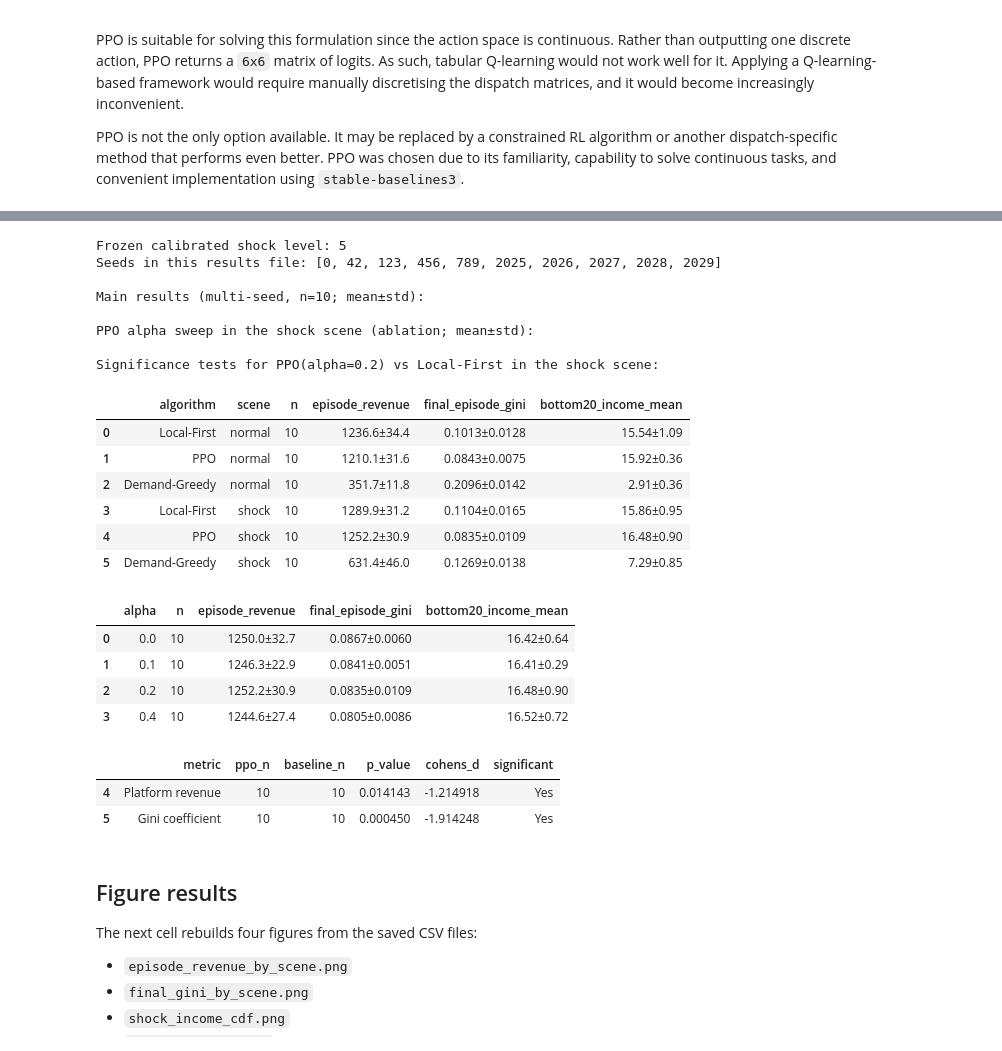
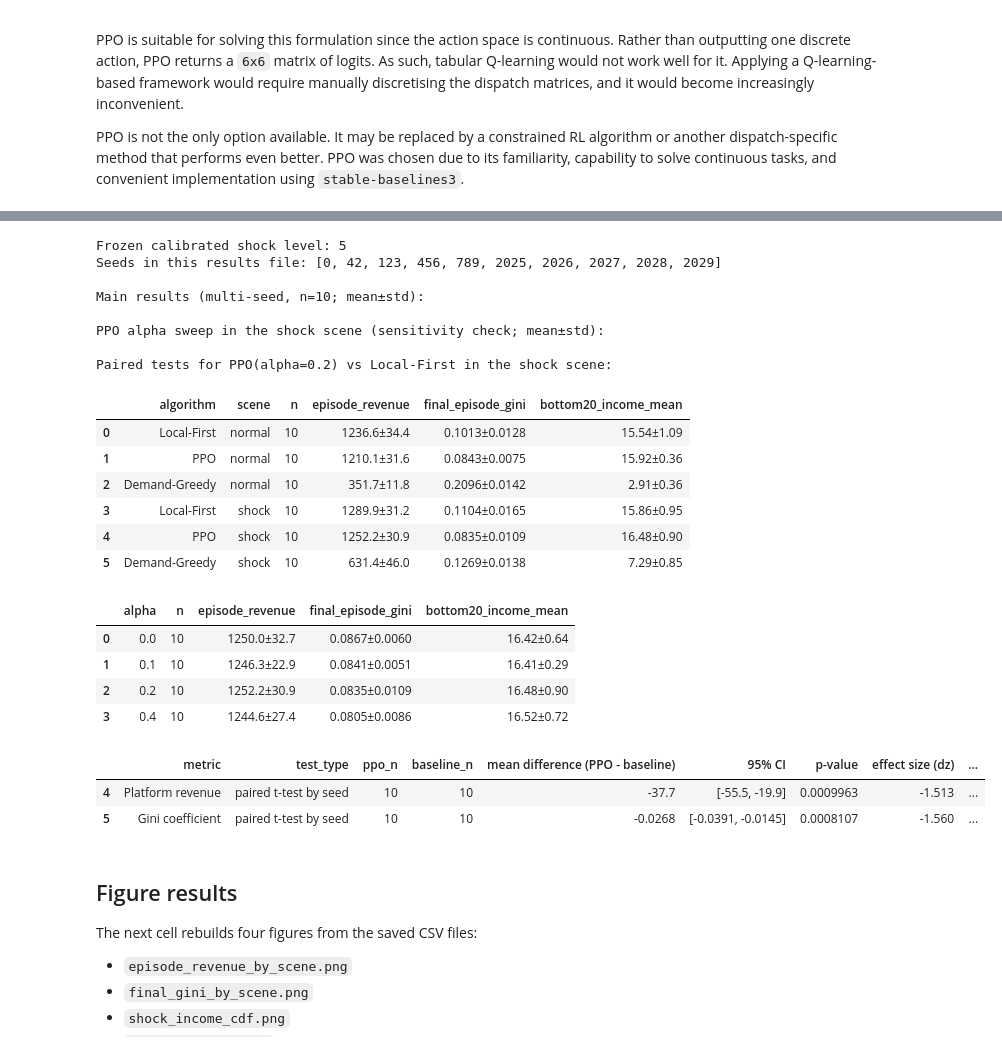
Before and after one commit to zdon7237-ctrl/455-fair_order_dispatch, a Jupyter notebook: final_submission_en.ipynb, the cells around one changed output, grey strips where cells are left out. Drawn from its saved outputs; the diff is of its cells as text; code cells hidden in the pictures.

```diff
--- a/final_submission_en.ipynb
+++ b/final_submission_en.ipynb
@@ -494,41 +496,68 @@ shock_main_comparison['metric'] = shock_main_comparison['metric'].replace({
     '基尼系数': 'Gini coefficient',
 })
 
+
+def format_difference(row: pd.Series) -> str:
+    digits = 1 if row['metric'] == 'Platform revenue' else 4
+    return f"{row['mean_difference']:.{digits}f}"
+
+
+def format_ci(row: pd.Series) -> str:
+    digits = 1 if row['metric'] == 'Platform revenue' else 4
+    return f"[{row['ci95_low']:.{digits}f}, {row['ci95_high']:.{digits}f}]"
+
+
+shock_test_display = shock_main_comparison.copy()
+shock_test_display['mean difference (PPO - baseline)'] = shock_test_display.apply(format_difference, axis=1)
+shock_test_display['95% CI'] = shock_test_display.apply(format_ci, axis=1)
+shock_test_display['p-value'] = shock_test_display['p_value'].map(lambda value: f'{value:.4g}')
+shock_test_display['effect size (dz)'] = shock_test_display['effect_size'].map(lambda value: f'{value:.3f}')
+
 print('Frozen calibrated shock level:', shock_calibration['frozen_multiplier'])
 print('Seeds in this results file:', seed_values)
 print()
 print(f'Main results (multi-seed, n={seed_count}; mean±std):')
 display(main_results[['algorithm', 'scene', 'n', 'episode_revenue', 'final_episode_gini', 'bottom20_income_mean']])
 print()
-print('PPO alpha sweep in the shock scene (ablation; mean±std):')
+print('PPO alpha sweep in the shock scene (sensitivity check; mean±std):')
 display(alpha_tradeoff_df[['alpha', 'n', 'episode_revenue', 'final_episode_gini', 'bottom20_income_mean']])
 print()
-print('Significance tests for PPO(alpha=0.2) vs Local-First in the shock scene:')
-display(shock_main_comparison[['metric', 'ppo_n', 'baseline_n', 'p_value', 'cohens_d', 'significant']])
+print('Paired tests for PPO(alpha=0.2) vs Local-First in the shock scene:')
+display(shock_test_display[[
+    'metric',
+    'test_type',
+    'ppo_n',
+    'baseline_n',
+    'mean difference (PPO - baseline)',
+    '95% CI',
+    'p-value',
+    'effect size (dz)',
+    'significant',
+]])
 # %% [output]
 Frozen calibrated shock level: 5
 Seeds in this results file: [0, 42, 123, 456, 789, 2025, 2026, 2027, 2028, 2029]
 
 Main results (multi-seed, n=10; mean±std):
 
-PPO alpha sweep in the shock scene (ablation; mean±std):
+PPO alpha sweep in the shock scene (sensitivity check; mean±std):
 
-Significance tests for PPO(alpha=0.2) vs Local-First in the shock scene:
+Paired tests for PPO(alpha=0.2) vs Local-First in the shock scene:
 |  | algorithm | scene | n | episode_revenue | final_episode_gini | bottom20_income_mean |
 | 0 | Local-First | normal | 10 | 1236.6±34.4 | 0.1013±0.0128 | 15.54±1.09 |
 | 1 | PPO | normal | 10 | 1210.1±31.6 | 0.0843±0.0075 | 15.92±0.36 |
 | 2 | Demand-Greedy | normal | 10 | 351.7±11.8 | 0.2096±0.0142 | 2.91±0.36 |
 | 3 | Local-First | shock | 10 | 1289.9±31.2 | 0.1104±0.0165 | 15.86±0.95 |
 | 4 | PPO | shock | 10 | 1252.2±30.9 | 0.0835±0.0109 | 16.48±0.90 |
 | 5 | Demand-Greedy | shock | 10 | 631.4±46.0 | 0.1269±0.0138 | 7.29±0.85 |
 |  | alpha | n | episode_revenue | final_episode_gini | bottom20_income_mean |
 | 0 | 0.0 | 10 | 1250.0±32.7 | 0.0867±0.0060 | 16.42±0.64 |
 | 1 | 0.1 | 10 | 1246.3±22.9 | 0.0841±0.0051 | 16.41±0.29 |
 | 2 | 0.2 | 10 | 1252.2±30.9 | 0.0835±0.0109 | 16.48±0.90 |
 | 3 | 0.4 | 10 | 1244.6±27.4 | 0.0805±0.0086 | 16.52±0.72 |
-|  | metric | ppo_n | baseline_n | p_value | cohens_d | significant |
-| 4 | Platform revenue | 10 | 10 | 0.014143 | -1.214918 | Yes |
-| 5 | Gini coefficient | 10 | 10 | 0.000450 | -1.914248 | Yes |
+|  | metric | test_type | ppo_n | baseline_n | mean difference (PPO - baseline) | 95% CI | p-value | effect size (dz) | ... |
+| 4 | Platform revenue | paired t-test by seed | 10 | 10 | -37.7 | [-55.5, -19.9] | 0.0009963 | -1.513 | ... |
+| 5 | Gini coefficient | paired t-test by seed | 10 | 10 | -0.0268 | [-0.0391, -0.0145] | 0.0008107 | -1.560 | ... |
 # %% [markdown]
 ## Figure results
 
```
Also changed, not shown: parts of 10 cells of this notebook, 10 other files.
